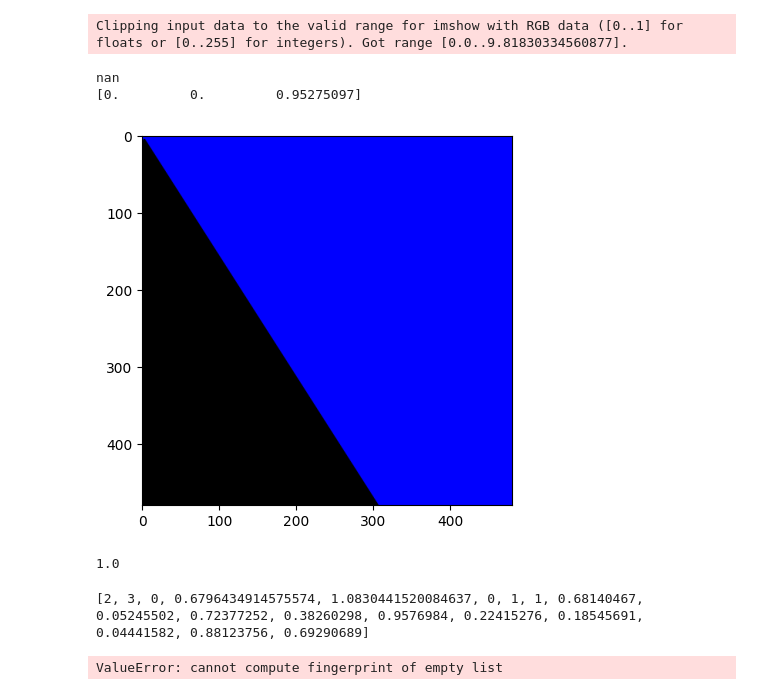
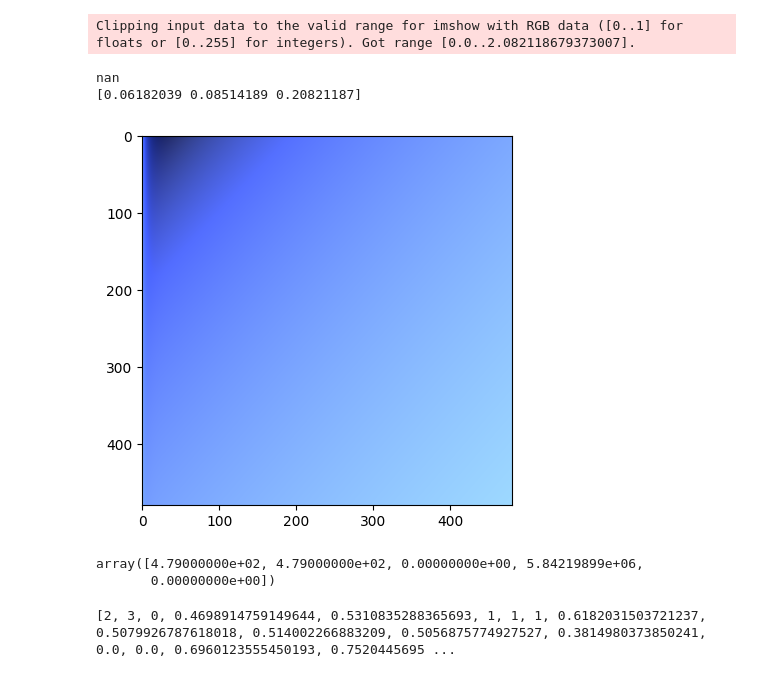
Before and after one commit to joaoMartinSaquet/AGRN, a Jupyter notebook: test.ipynb, the cells around one changed output. Saved outputs shown, nothing was run; the diff lists cells and outputs as text; code cells hidden in the pictures.

Commit message:
last state need to finish from genome then start evolutions

```diff
--- a/test.ipynb
+++ b/test.ipynb
@@ -5,51 +5,54 @@ import matplotlib.pyplot as plt
 
 
 g = grn.GRN()
 nin = 2
 nout = 3
 
 g.random(nin=nin, nout=nout, nreg=0)
 
 N = 480
 
 
 matrix = np.zeros((N,N,3))
 
 for i in range(N):
     for j in range(N):
-        g.set_input([i, j])
+        g.set_input([i/N, j/N])
         g.step()
         out = g.get_output()
         # if max(out) > 1:
         #     print("wtf")
         # print(out)
         matrix[i][j] = out
 
 
 print(np.max(matrix[0][0]))
 plt.imshow(matrix*10)
 
 print(out)
 # plt.savefig("test.png")
 # %% [output]
-Clipping input data to the valid range for imshow with RGB data ([0..1] for floats or [0..255] for integers). Got range [0.0..9.81830334560877].
+Clipping input data to the valid range for imshow with RGB data ([0..1] for floats or [0..255] for integers). Got range [0.0..2.082118679373007].
 nan
-[0.         0.         0.95275097]
+[0.06182039 0.08514189 0.20821187]
-[figure, old version]
+[figure, new version]
 # %%
+g.concentrations
 # %% [output]
-1.0
+array([4.79000000e+02, 4.79000000e+02, 0.00000000e+00, 5.84219899e+06,
+       0.00000000e+00])
 # %%
 str(g)
-g.dict_grn# to end
-# for key in g.dict_grn:
-#     print(g.dict_grn[key], end=" ")
-genome = [2, 3, 0, 0.6796434914575574, 1.0830441520084637, 0, 1, 1, 0.68140467, 0.05245502, 0.72377252 ,0.38260298, 0.9576984, 0.22415276, 0.18545691, 0.04441582, 0.88123756, 0.69290689]
-[in, out, reg, beta, delta, a, f, idsize, identifiers, enhancers, inhibiters]
-print(genome)
+# Extract all values (including nested arrays)
+all_values = []
+for key, value in g.dict_grn.items():
+    if isinstance(value, np.ndarray):  # Handle NumPy arrays
+        all_values.extend(value.tolist())  # Convert array to list and extend
+    else:  # Handle scalar values
+        all_values.append(value)
 
+# Result
 tg = grn.GRN()
-tg.from_genome(genome)
+tg.from_genome(all_values)
 # %% [output]
-[2, 3, 0, 0.6796434914575574, 1.0830441520084637, 0, 1, 1, 0.68140467, 0.05245502, 0.72377252, 0.38260298, 0.9576984, 0.22415276, 0.18545691, 0.04441582, 0.88123756, 0.69290689]
+[2, 3, 0, 0.4698914759149644, 0.5310835288365693, 1, 1, 1, 0.6182031503721237, 0.5079926787618018, 0.514002266883209, 0.5056875774927527, 0.3814980373850241, 0.0, 0.0, 0.6960123555450193, 0.7520445695 ...
-ValueError: cannot compute fingerprint of empty list
```
Also changed, not shown: 1 other file.
